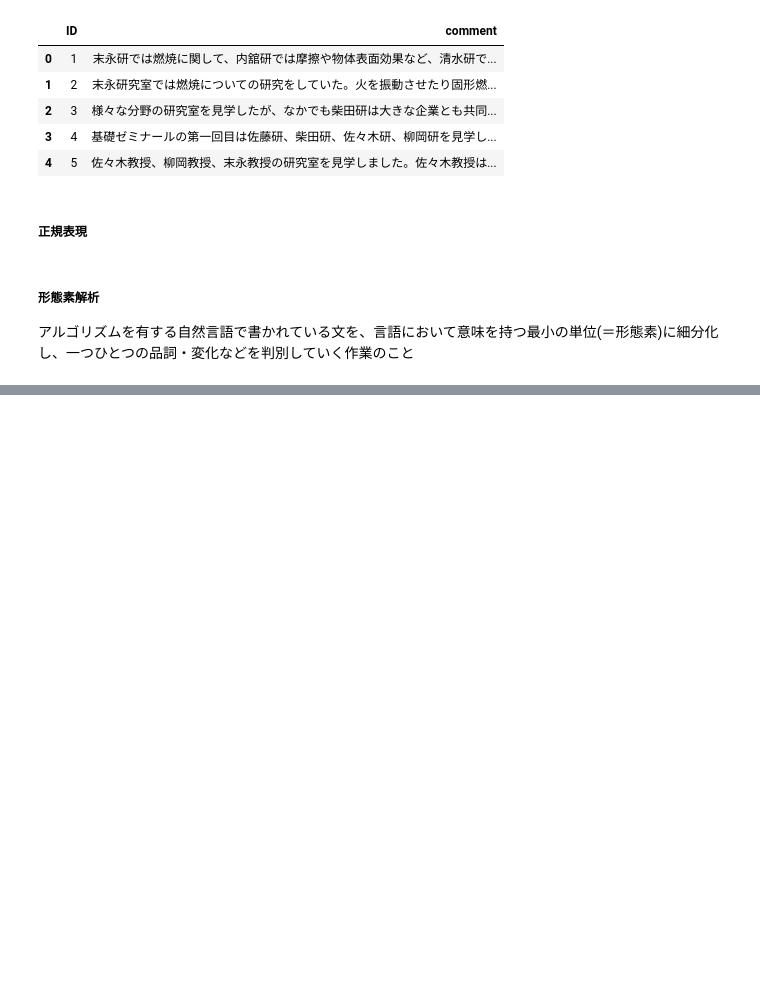
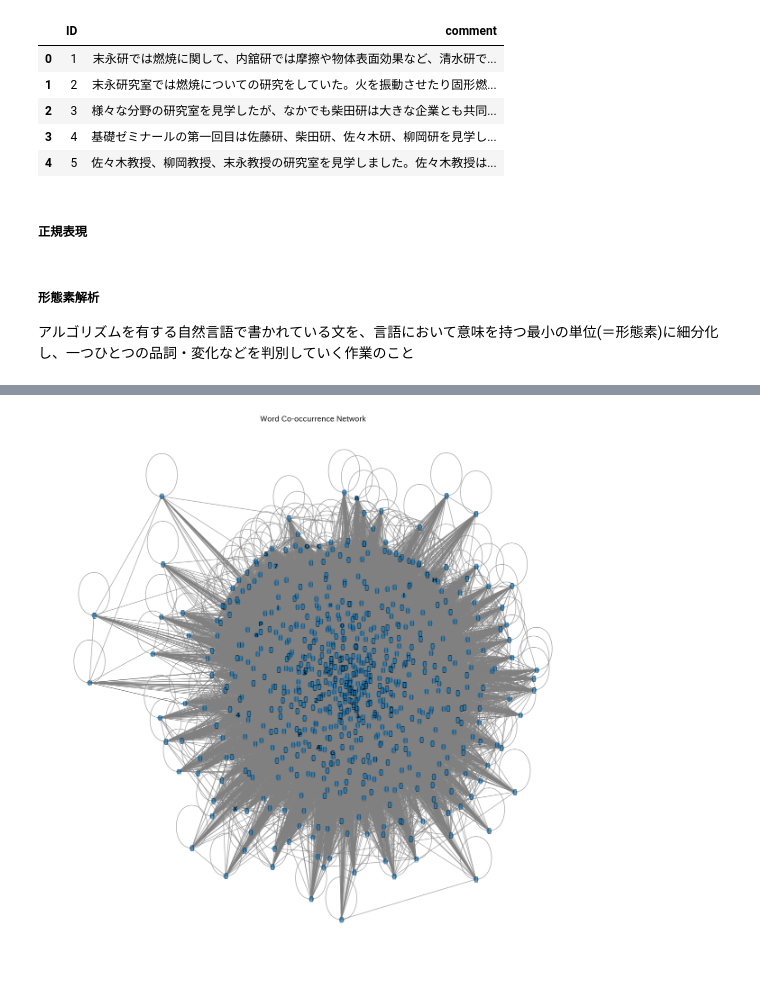
Before and after one commit to piyorin-hub/analyze_quesitonnaire, a Jupyter notebook: anazyle_text.ipynb, the cells around one changed output, grey strips where cells are left out. Saved outputs shown, nothing was run; the diff lists cells and outputs as text; code cells hidden in the pictures; blank space fills up the shorter version.

```diff
--- a/anazyle_text.ipynb
+++ b/anazyle_text.ipynb
@@ -159,0 +166,23 @@ wordcloud
+# %%
+
+import networkx as nx# 共起行列の作成
+vectorizer = CountVectorizer(tokenizer=lambda x: x, lowercase=False)
+X = vectorizer.fit_transform(mecab_process_comments)
+Xc = (X.T * X)  # 共起行列
+Xc.setdiag(0)  # 対角成分をゼロに設定
+
+# ネットワークの作成
+G = nx.from_scipy_sparse_array(Xc)
+
+# ノードのラベル設定
+labels = {i: s for i, s in enumerate(vectorizer.get_feature_names_out())}
+G = nx.relabel_nodes(G, labels)
+
+# ネットワークの描画
+plt.figure(figsize=(12, 12))
+pos = nx.spring_layout(G, k=0.1)
+nx.draw(G, pos, with_labels=True, node_size=50, font_size=10, font_color='black', font_weight='bold', alpha=0.7, edge_color='.5')
+plt.title('Word Co-occurrence Network')
+plt.show()
+# %% [output]
+[figure, added]
```
Also changed, not shown: parts of 11 cells of this notebook.
